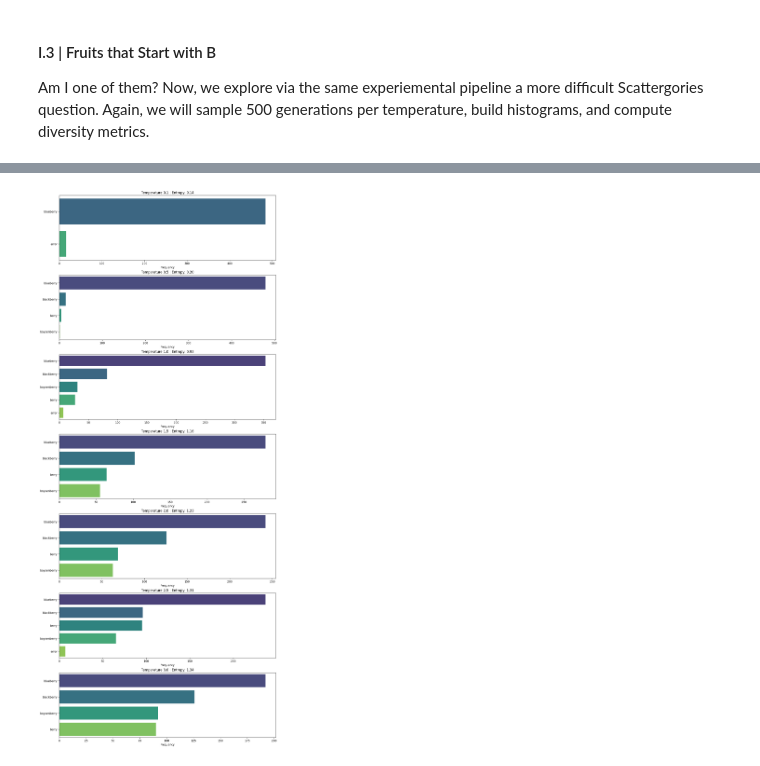
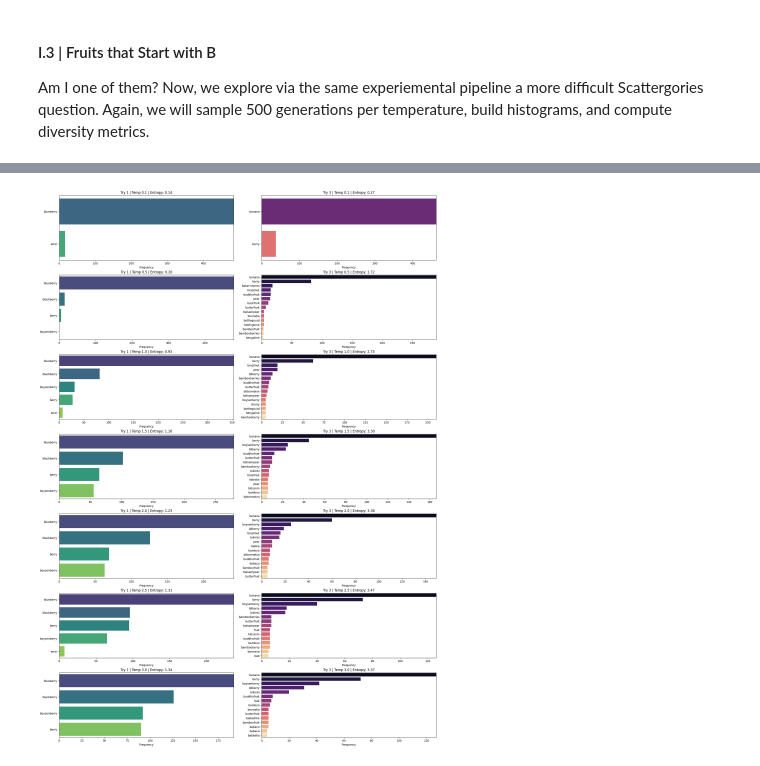
Before and after one commit to abrandontran/5350-Social-Algorithms, a Jupyter notebook: Assignment 3/part1.ipynb, the cells around one changed output, grey strips where cells are left out. Saved outputs shown, nothing was run; the diff lists cells and outputs as text; code cells hidden in the pictures.

```diff
--- a/Assignment 3/part1.ipynb
+++ b/Assignment 3/part1.ipynb
@@ -39,7 +39,7 @@ from reference.assignment3_starter import(
 %matplotlib inline
 
 MODEL = 'qwen2.5:7b'
-SAMPLES = 500
+SAMPLES = 50
 TEMPERATURES = [0.1, 0.5, 1.0, 1.5, 2.0, 2.5, 3.0]
 VALID_DAYS = ['monday', 'tuesday', 'wednesday', 'thursday', 'friday',
               'saturday', 'sunday']
@@ -98,7 +98,7 @@ Completed 500/500 samples.
 Unique answers at temp 2.0: 5
 # %%
 # Reading in from CSV so the Ollama calls can be performed on the Yale server.
-df = pd.read_csv('working/part1_calibration_try8.csv')
+df = pd.read_csv('working/part1_calibration.csv')
 # %%
 fig, axes = plt.subplots(len(TEMPERATURES), 1, figsize=(8, 3 * len(TEMPERATURES)), constrained_layout = True)
 
@@ -283,43 +286,64 @@ df.to_csv('working/part1_scattergories.csv', index=False)
 # %%
 import seaborn as sns
 
-df = pd.read_csv('working/part1_scattergories.csv')
+df1 = pd.read_csv('working/part1_scattergories_try1.csv')
+df2 = pd.read_csv('working/part1_scattergories_try3.csv')
 
-metrics = []
-temps = sorted(df['temperature'].unique())
+temps = sorted(df1['temperature'].unique())
 
-for temp in temps:
-    subset = df[df['temperature'] == temp]
-    counts = Counter(subset['answer'])
+def get_metrics(df):
+    metrics = []
+    for temp in temps:
+        subset = df[df['temperature'] == temp]
+        counts = Counter(subset['answer'])
 
-    unique_count = len(counts)
-    ent = entropy_from_counts(counts)
-    top_fruit, top_freq = counts.most_common(1)[0]
+        unique_count = len(counts)
+        # Using your entropy function:
+        ent = entropy_from_counts(counts) if len(counts) > 0 else 0
 
-    metrics.append({
-        "Temperature": temp,
-        "Unique Fruits": unique_count,
-        "Entropy": ent,
-        "Most Common": top_fruit,
-        "Top Freq": top_freq / len(subset)
-    })
+        if counts:
+            top_fruit, top_freq = counts.most_common(1)[0]
+        else:
+            top_fruit, top_freq = "N/A", 0
 
-metrics_df = pd.DataFrame(metrics)
-print(metrics_df.to_string(index=False))
+        metrics.append({
+            "Temperature": temp,
+            "Unique Fruits": unique_count,
+            "Entropy": ent,
+            "Most Common": top_fruit,
+            "Top Freq": top_freq / len(subset) if len(subset) > 0 else 0
+        })
+    return pd.DataFrame(metrics)
 
-# Visualization
-fig, axes = plt.subplots(len(temps), 1, figsize=(12, 4 * len(temps)), constrained_layout=True)
+metrics_df1 = get_metrics(df1)
+metrics_df2 = get_metrics(df2)
+
+fig, axes = plt.subplots(len(temps), 2, figsize=(20, 4 * len(temps)), constrained_layout=True)
 
 for i, temp in enumerate(temps):
-    subset = df[df['temperature'] == temp]
-    # Get top 15 fruits for clarity
-    counts = Counter(subset['answer']).most_common(15)
-    labels = [c[0] for c in counts]
-    values = [c[1] for c in counts]
+    # --- LEFT COLUMN (Try 1) ---
+    subset1 = df1[df1['temperature'] == temp]
+    counts1 = Counter(subset1['answer']).most_common(15)
+    labels1 = [c[0] for c in counts1]
+    values1 = [c[1] for c in counts1]
 
-    sns.barplot(x=values, y=labels, ax=axes[i], palette="viridis", hue=labels, legend=False)
-    axes[i].set_title(f"Temperature {temp} | Entropy: {metrics_df.iloc[i]['Entropy']:.2f}")
-    axes[i].set_xlabel("Frequency")
+    sns.barplot(x=values1, y=labels1, ax=axes[i, 0], palette="viridis", hue=labels1, legend=False)
+    ent1 = metrics_df1.iloc[i]['Entropy']
+    axes[i, 0].set_title(f"Try 1 | Temp {temp} | Entropy: {ent1:.2f}")
+    axes[i, 0].set_xlabel("Frequency")
+    axes[i, 0].set_xlim(0, max(values1 + [1]))
+
+    # --- RIGHT COLUMN (Try 3) ---
+    subset2 = df2[df2['temperature'] == temp]
+    counts2 = Counter(subset2['answer']).most_common(15)
+    labels2 = [c[0] for c in counts2]
+    values2 = [c[1] for c in counts2]
+
+    sns.barplot(x=values2, y=labels2, ax=axes[i, 1], palette="magma", hue=labels2, legend=False)
+    ent2 = metrics_df2.iloc[i]['Entropy']
+    axes[i, 1].set_title(f"Try 3 | Temp {temp} | Entropy: {ent2:.2f}")
+    axes[i, 1].set_xlabel("Frequency")
+    axes[i, 1].set_xlim(0, max(values2 + [1]))
 
 plt.show()
 # %% [output]
@@ -334 +350 @@ plt.show()
-[figure, old version]
+[figure, new version]
```
Also changed, not shown: parts of 7 cells of this notebook, 2 other files.
